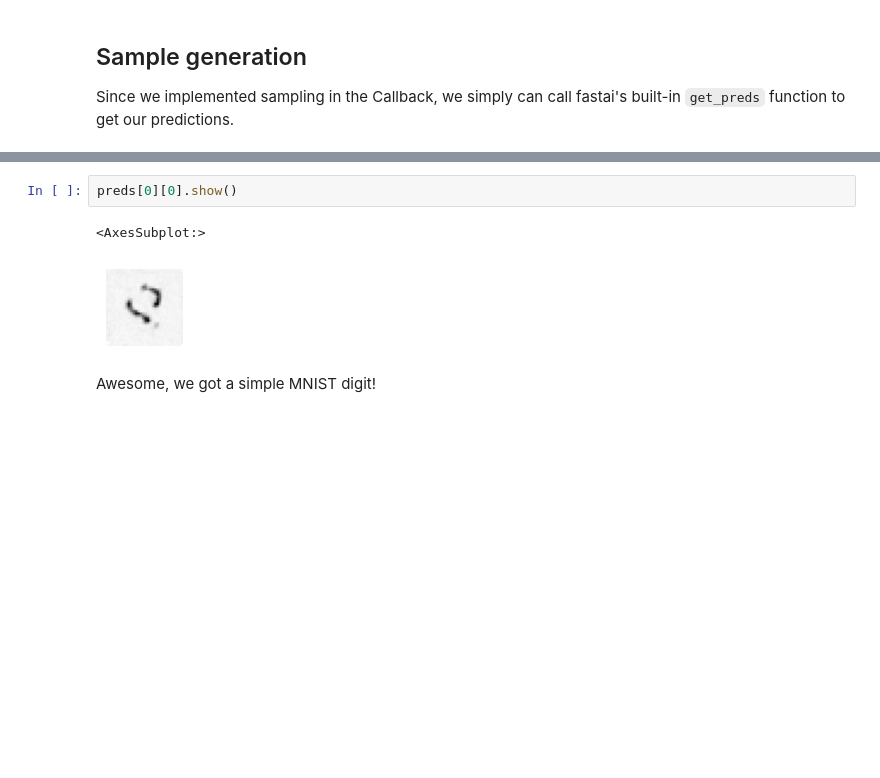
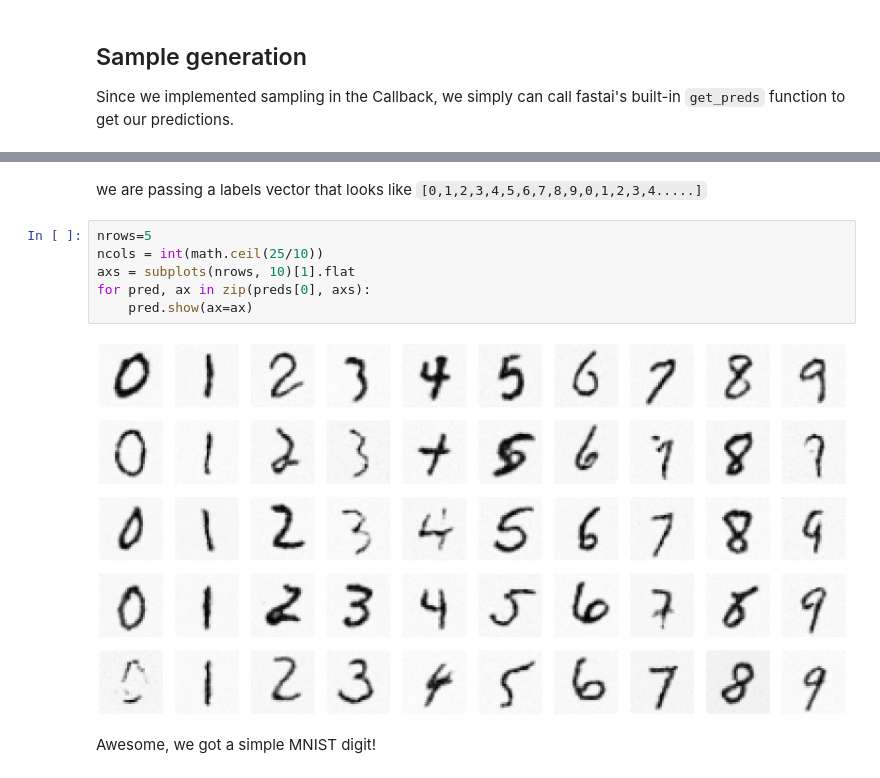
Before and after one commit to fastai/fastdiffusion, a Jupyter notebook: nbs/tcapelle/Diffusion_models_with_fastai_conditional.ipynb, the cells around one changed output, grey strips where cells are left out. Cells and saved outputs as stored; diff of their text form; blank space fills up the shorter version.

```diff
--- a/nbs/tcapelle/Diffusion_models_with_fastai_conditional.ipynb
+++ b/nbs/tcapelle/Diffusion_models_with_fastai_conditional.ipynb
@@ -159,8 +177,13 @@ preds = ddpm_learner.get_preds()
-# %%
-preds[0][0].show()
-# %% [output]
-<AxesSubplot:>
-[figure, removed]
+# %% [markdown]
+we are passing a labels vector that looks like `[0,1,2,3,4,5,6,7,8,9,0,1,2,3,4.....]`
+# %%
+nrows=5
+ncols = int(math.ceil(25/10))
+axs = subplots(nrows, 10)[1].flat
+for pred, ax in zip(preds[0], axs):
+    pred.show(ax=ax)
+# %% [output]
+[figure, added]
 # %% [markdown]
 Awesome, we got a simple MNIST digit!
 # %% [markdown]
```
Also changed, not shown: parts of 12 cells of this notebook, 1 other file.
